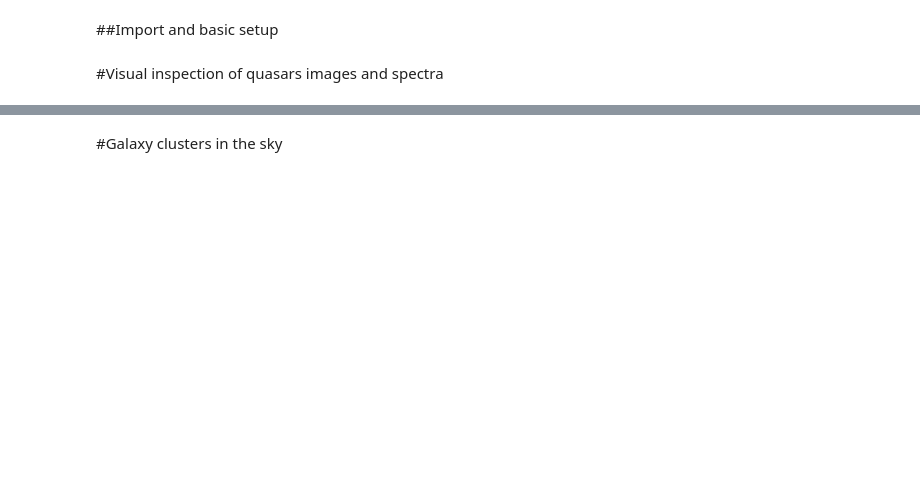
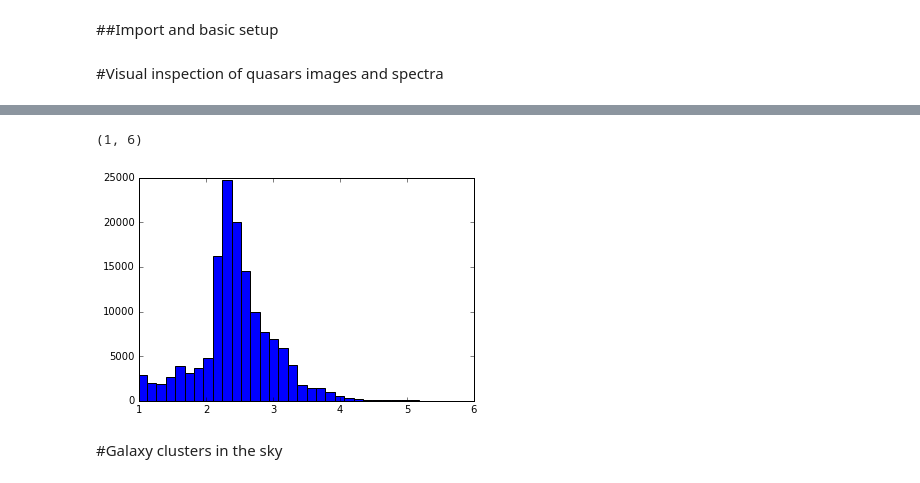
Before and after one commit to moustakas/siena-astrophysics, a Jupyter notebook: teaching/fellows/legacysurvey-demo.ipynb, the cells around one changed output, grey strips where cells are left out. Saved outputs shown, nothing was run; the diff lists cells and outputs as text; code cells hidden in the pictures; blank space fills up the shorter version.

```diff
--- a/teaching/fellows/legacysurvey-demo.ipynb
+++ b/teaching/fellows/legacysurvey-demo.ipynb
@@ -9,5 +50,11 @@
 # %%
 # Make some basic plots
 #   * ra, dec - full SDSS and matched SDSS/DR3
 #   * redshift histogram
 # Select a subset of QSOs and write them out
+
+plt.hist(sqso['Z_PIPE'], bins=50)
+plt.xlim(1,6)
+# %% [output]
+(1, 6)
+[figure, added]
```
Also changed, not shown: parts of 6 cells of this notebook.
